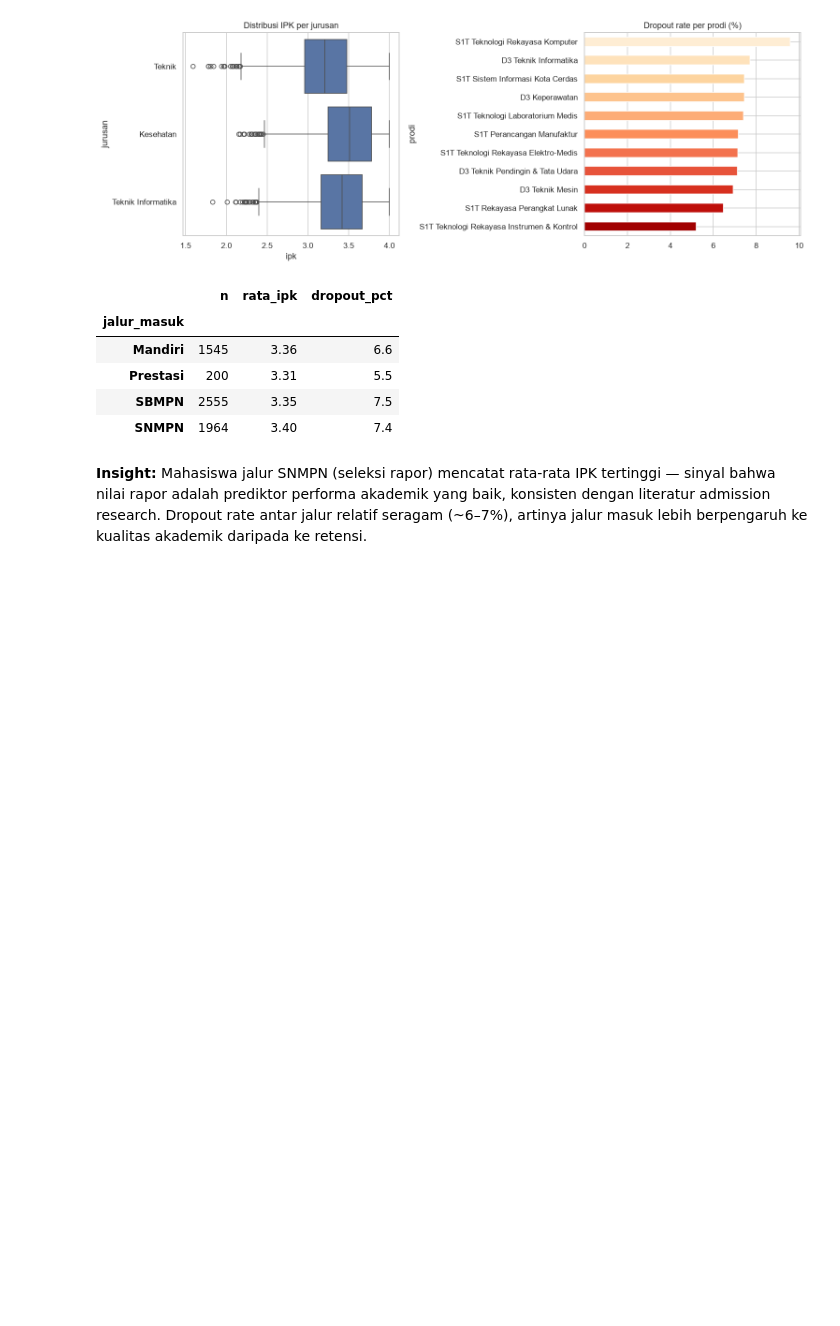
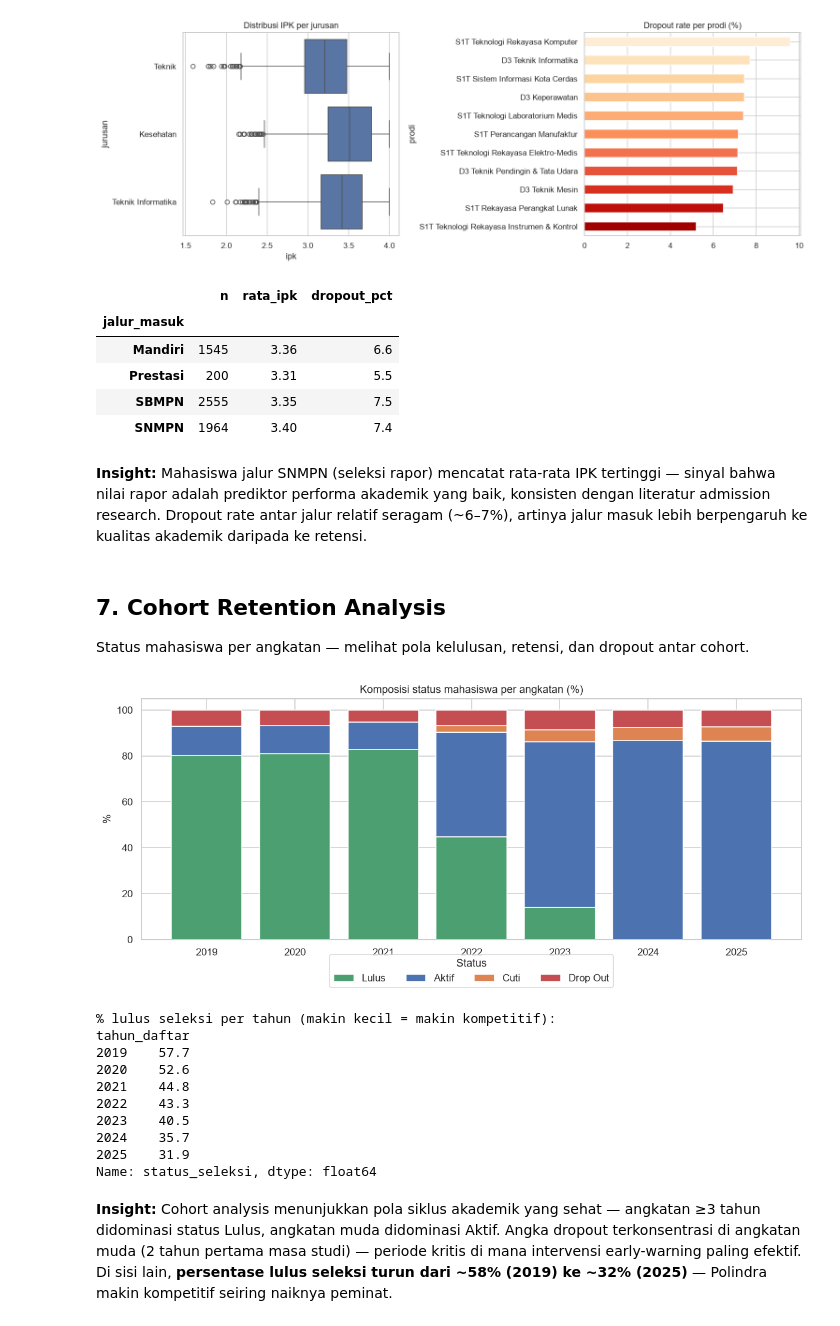
Before and after one commit to Ryora-max/polindra-pmb-analysis, a Jupyter notebook: notebooks/01_analisis_pmb_polindra.ipynb, the cells around one changed output. Drawn from its saved outputs; the diff is of its cells as text; code cells hidden in the pictures; blank space fills up the shorter version.

```diff
--- a/notebooks/01_analisis_pmb_polindra.ipynb
+++ b/notebooks/01_analisis_pmb_polindra.ipynb
@@ -204,4 +204,46 @@ mahasiswa.groupby("jalur_masuk").agg(
 | SNMPN | 1964 | 3.40 | 7.4 |
 # %% [markdown]
 **Insight:** Mahasiswa jalur SNMPN (seleksi rapor) mencatat rata-rata IPK tertinggi — sinyal bahwa nilai rapor adalah prediktor performa akademik yang baik, konsisten dengan literatur admission research. Dropout rate antar jalur relatif seragam (~6–7%), artinya jalur masuk lebih berpengaruh ke kualitas akademik daripada ke retensi.
+# %% [markdown]
+## 7. Cohort Retention Analysis
+
+Status mahasiswa per angkatan — melihat pola kelulusan, retensi, dan dropout antar cohort.
+# %%
+# Komposisi status per angkatan (cohort)
+cohort = (mahasiswa.groupby(["angkatan","status_mahasiswa"]).size().unstack(fill_value=0))
+cohort_pct = cohort.div(cohort.sum(axis=1), axis=0) * 100
+
+fig, ax = plt.subplots(figsize=(11,5))
+bottom = np.zeros(len(cohort_pct))
+colors = {"Lulus":"#4C9F70","Aktif":"#4C72B0","Cuti":"#DD8452","Drop Out":"#C44E52"}
+for st in ["Lulus","Aktif","Cuti","Drop Out"]:
+    if st in cohort_pct.columns:
+        ax.bar(cohort_pct.index, cohort_pct[st], bottom=bottom,
+               label=st, color=colors[st])
+        bottom += cohort_pct[st].values
+ax.set_title("Komposisi status mahasiswa per angkatan (%)")
+ax.set_ylabel("%"); ax.legend(title="Status", ncol=4, loc="lower center",
+                              bbox_to_anchor=(0.5,-0.22))
+plt.tight_layout()
+plt.savefig("../outputs/figures/cohort_retention.png", bbox_inches="tight"); plt.show()
+
+# Tingkat keketatan seleksi makin tinggi seiring pertumbuhan peminat
+keketatan = (pendaftar.groupby("tahun_daftar")["status_seleksi"]
+             .apply(lambda s: 100*(s=="Lulus").mean()).round(1))
+print("% lulus seleksi per tahun (makin kecil = makin kompetitif):")
+print(keketatan)
+# %% [output]
+[figure, added]
+% lulus seleksi per tahun (makin kecil = makin kompetitif):
+tahun_daftar
+2019    57.7
+2020    52.6
+2021    44.8
+2022    43.3
+2023    40.5
+2024    35.7
+2025    31.9
+Name: status_seleksi, dtype: float64
+# %% [markdown]
+**Insight:** Cohort analysis menunjukkan pola siklus akademik yang sehat — angkatan ≥3 tahun didominasi status Lulus, angkatan muda didominasi Aktif. Angka dropout terkonsentrasi di angkatan muda (2 tahun pertama masa studi) — periode kritis di mana intervensi early-warning paling efektif. Di sisi lain, **persentase lulus seleksi turun dari ~58% (2019) ke ~32% (2025)** — Polindra makin kompetitif seiring naiknya peminat.
 # %% [markdown]
```
Also changed, not shown: parts of 1 cell of this notebook, 11 other files.
